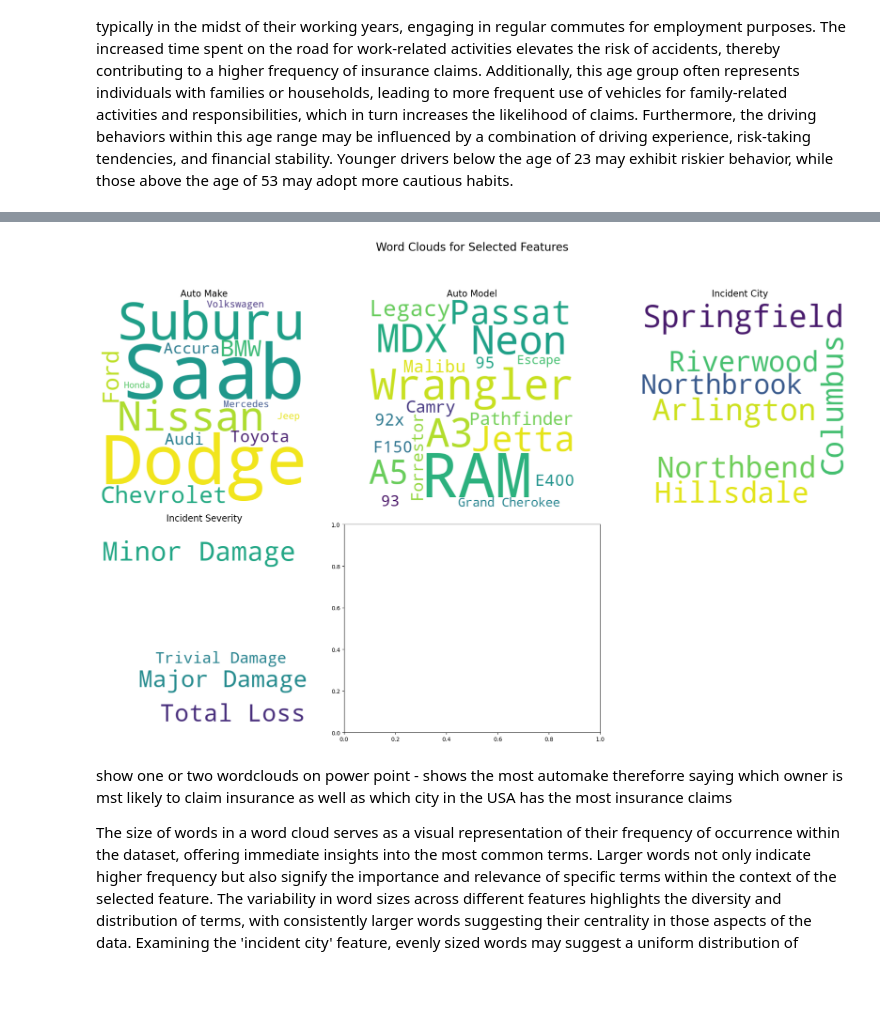
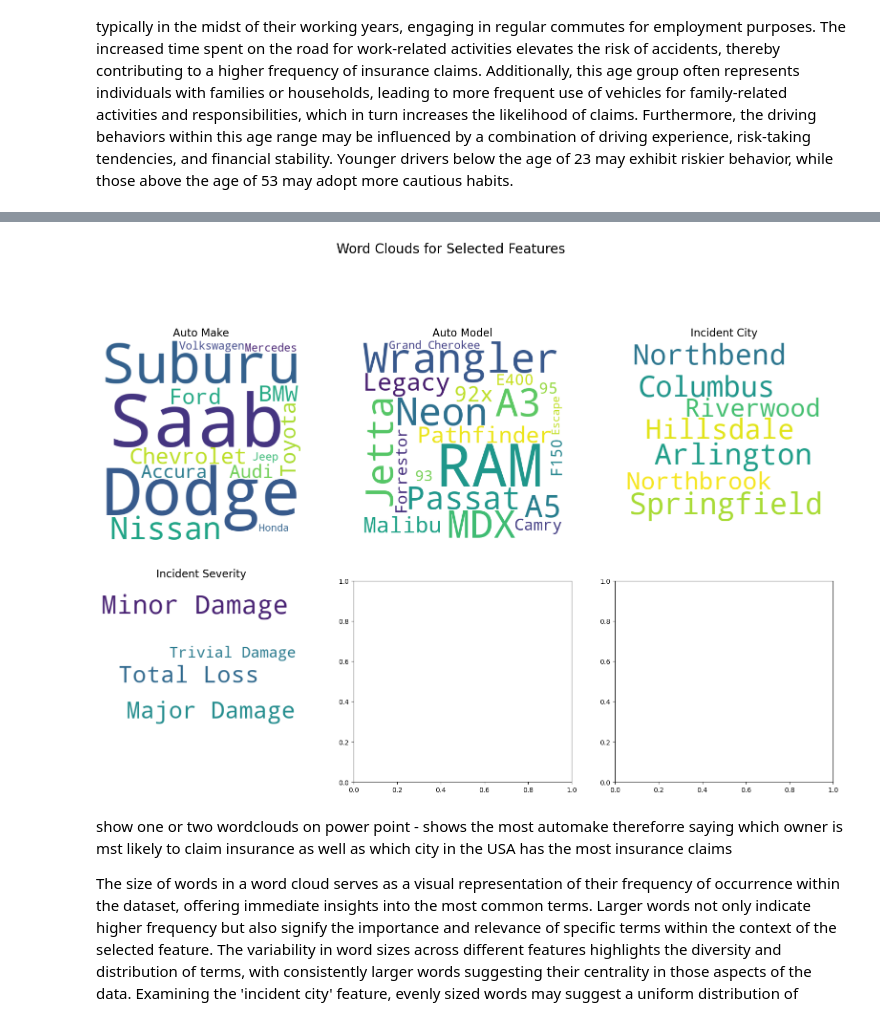
Before and after one commit to Sigourney-Griffin/Integrated-Project, a Jupyter notebook: InsuranceClaims.ipynb, the cells around one changed output, grey strips where cells are left out. Cells and saved outputs as stored; diff of their text form; code cells hidden in the pictures; blank space fills up the shorter version.

```diff
--- a/InsuranceClaims.ipynb
+++ b/InsuranceClaims.ipynb
@@ -550,23 +519,23 @@ def generate_wordcloud(column_data, title, ax):
 # %%
 # plots wordcloud
 
 from wordcloud import WordCloud
 
 columns_to_viz = ['auto_make', 'auto_model', 'incident_city', 'incident_severity']
 
 # Plotting word clouds
 fig, axes = plt.subplots(2, 3, figsize=(20, 12))
 fig.suptitle('Word Clouds for Selected Features', fontsize=20, y=1.05)
 
 for i, col in enumerate(columns_to_viz):
     generate_wordcloud(insurance_data[col].dropna(), col.replace('_', ' ').title(), axes[i//3, i%3])
 
 # Remove the last subplot which is extra
-fig.delaxes(axes[1,2])
-plt.tight_layout()
-plt.show()
+# fig.delaxes(axes[1,2])
+# plt.tight_layout()
+# plt.show()
 # %% [output]
-[figure, old version]
+[figure, new version]
 # %% [markdown]
 show one or two wordclouds on power point - shows the most automake thereforre saying which owner is mst likely to claim insurance as well as which city in the USA has the most insurance claims
 
```
Also changed, not shown: parts of 62 cells of this notebook.
